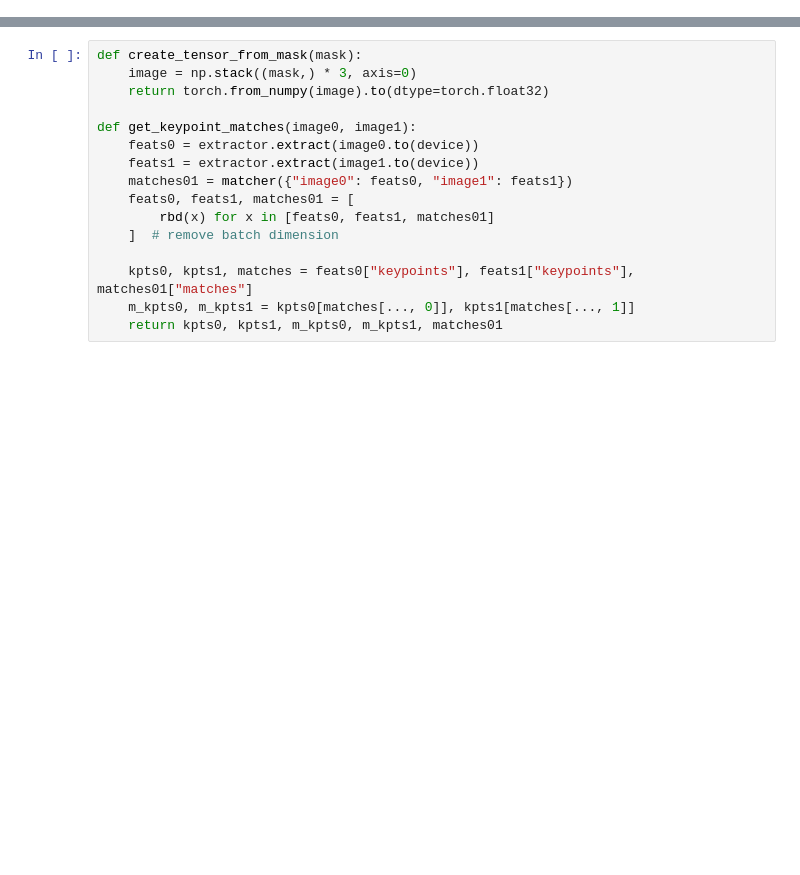
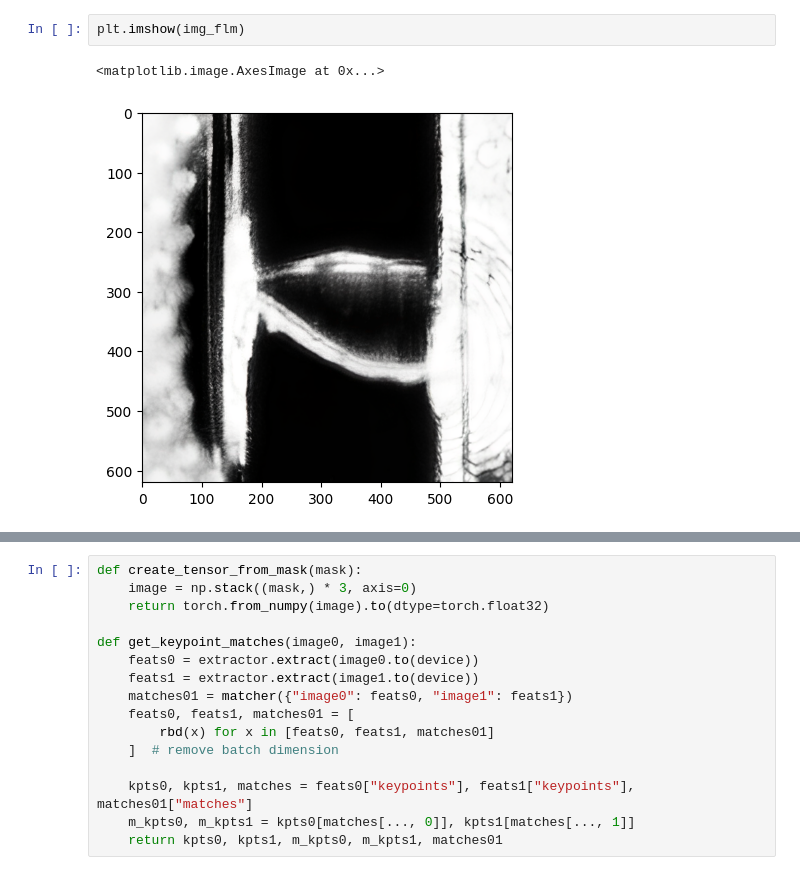
Before and after one commit to Sarztak/flm-tem-correlation, a Jupyter notebook: automatic_mask_generator_flm_tem.ipynb, the cells around one changed output, grey strips where cells are left out. Drawn from its saved outputs; the diff is of its cells as text; blank space fills up the shorter version.

```diff
--- a/automatic_mask_generator_flm_tem.ipynb
+++ b/automatic_mask_generator_flm_tem.ipynb
@@ -157 +62,6 @@ show_mask_over_image(mask_flm, img_flm)
+# %%
+plt.imshow(img_flm)
+# %% [output]
+<matplotlib.image.AxesImage at 0x...>
+[figure, added]
 # %%
```
Also changed, not shown: parts of 41 cells of this notebook, 1 other file.
